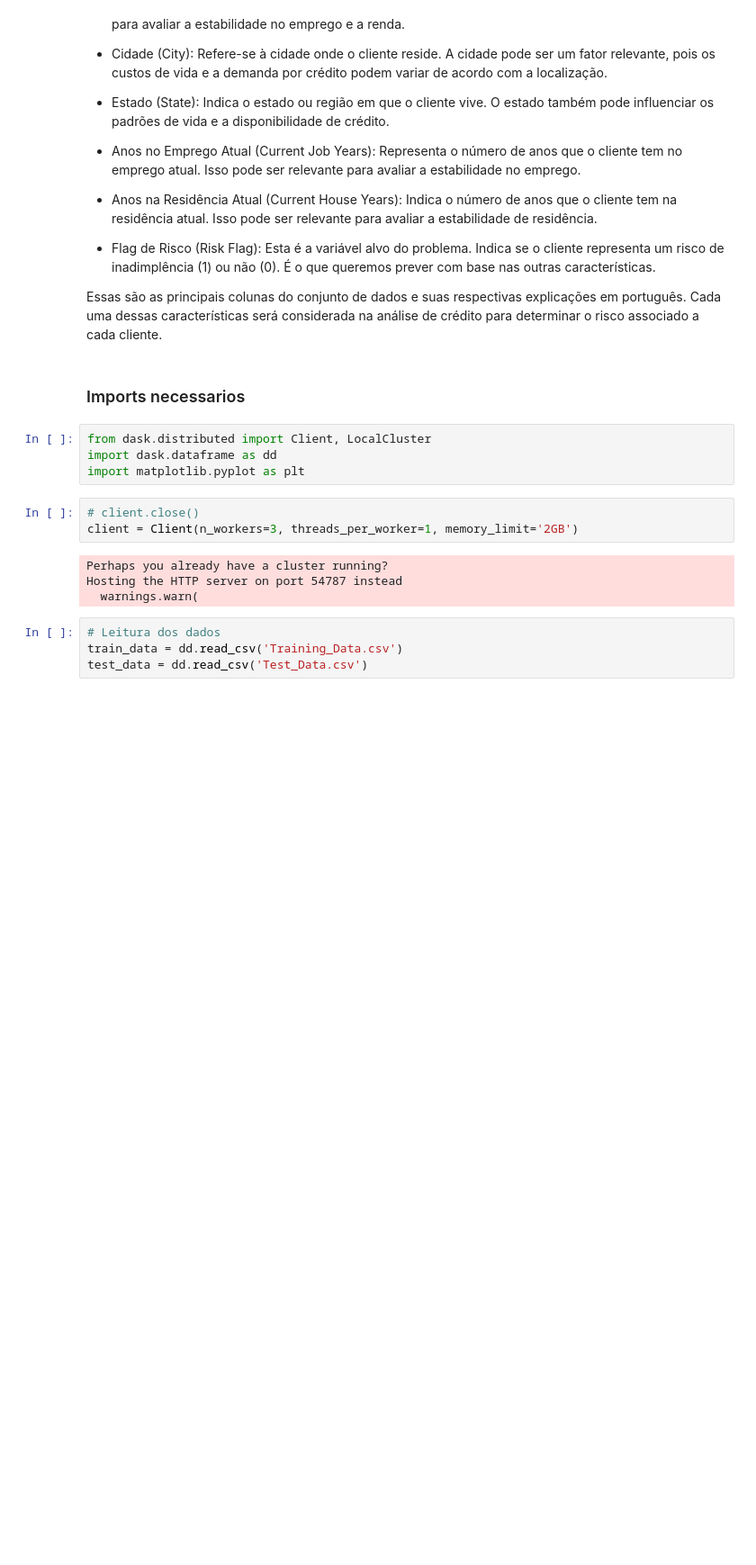
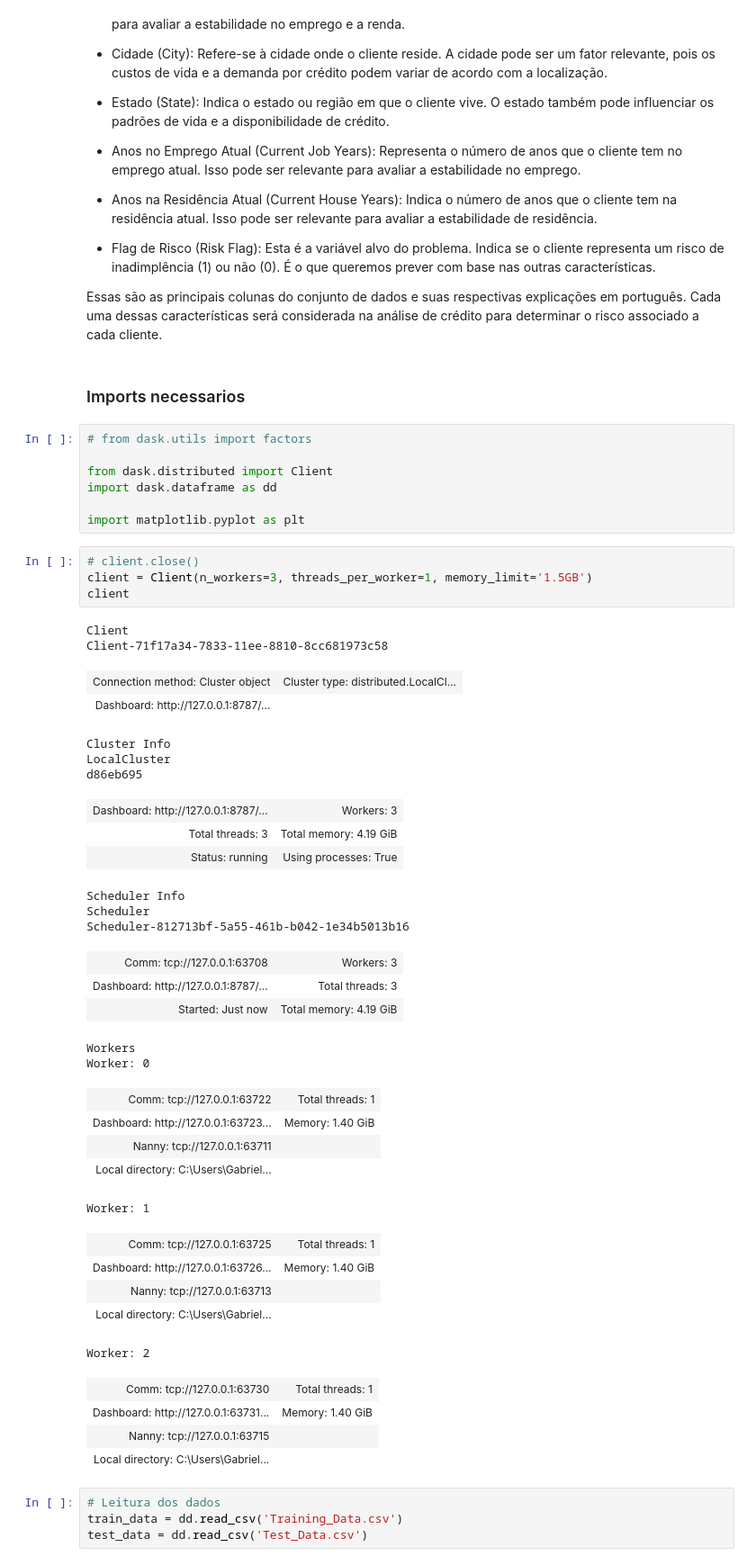
Before and after one commit to gabri190/big-Data-Credit-risk, a Jupyter notebook: project.ipynb, the cells around one changed output. Shown at 90% size. Drawn from its saved outputs; the diff is of its cells as text; blank space fills up the shorter version.

```diff
--- a/project.ipynb
+++ b/project.ipynb
@@ -49,16 +49,49 @@ Essas são as principais colunas do conjunto de dados e suas respectivas explica
 # %% [markdown]
 ### Imports necessarios
 # %%
-from dask.distributed import Client, LocalCluster
+# from dask.utils import factors
+
+from dask.distributed import Client
 import dask.dataframe as dd
+
 import matplotlib.pyplot as plt
 # %%
 # client.close()
-client = Client(n_workers=3, threads_per_worker=1, memory_limit='2GB')
+client = Client(n_workers=3, threads_per_worker=1, memory_limit='1.5GB')
+client
 # %% [output]
-Perhaps you already have a cluster running?
-Hosting the HTTP server on port 54787 instead
-  warnings.warn(
+Client
+Client-71f17a34-7833-11ee-8810-8cc681973c58
+| Connection method: Cluster object | Cluster type: distributed.LocalCl... |
+| Dashboard: http://127.0.0.1:8787/... |  |
+Cluster Info
+LocalCluster
+d86eb695
+| Dashboard: http://127.0.0.1:8787/... | Workers: 3 |
+| Total threads: 3 | Total memory: 4.19 GiB |
+| Status: running | Using processes: True |
+Scheduler Info
+Scheduler
+Scheduler-812713bf-5a55-461b-b042-1e34b5013b16
+| Comm: tcp://127.0.0.1:63708 | Workers: 3 |
+| Dashboard: http://127.0.0.1:8787/... | Total threads: 3 |
+| Started: Just now | Total memory: 4.19 GiB |
+Workers
+Worker: 0
+| Comm: tcp://127.0.0.1:63722 | Total threads: 1 |
+| Dashboard: http://127.0.0.1:63723... | Memory: 1.40 GiB |
+| Nanny: tcp://127.0.0.1:63711 |  |
+| Local directory: C:\Users\Gabriel... |  |
+Worker: 1
+| Comm: tcp://127.0.0.1:63725 | Total threads: 1 |
+| Dashboard: http://127.0.0.1:63726... | Memory: 1.40 GiB |
+| Nanny: tcp://127.0.0.1:63713 |  |
+| Local directory: C:\Users\Gabriel... |  |
+Worker: 2
+| Comm: tcp://127.0.0.1:63730 | Total threads: 1 |
+| Dashboard: http://127.0.0.1:63731... | Memory: 1.40 GiB |
+| Nanny: tcp://127.0.0.1:63715 |  |
+| Local directory: C:\Users\Gabriel... |  |
 # %%
 # Leitura dos dados
 train_data = dd.read_csv('Training_Data.csv')
```
Also changed, not shown: parts of 12 cells of this notebook.
